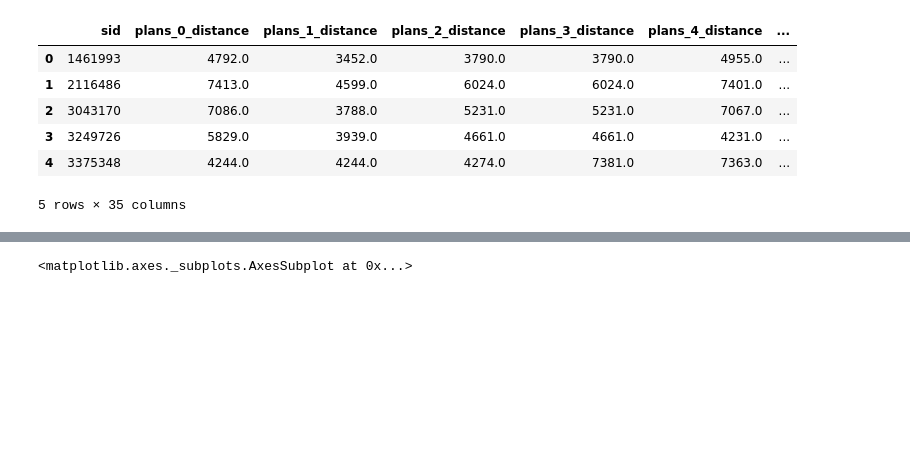
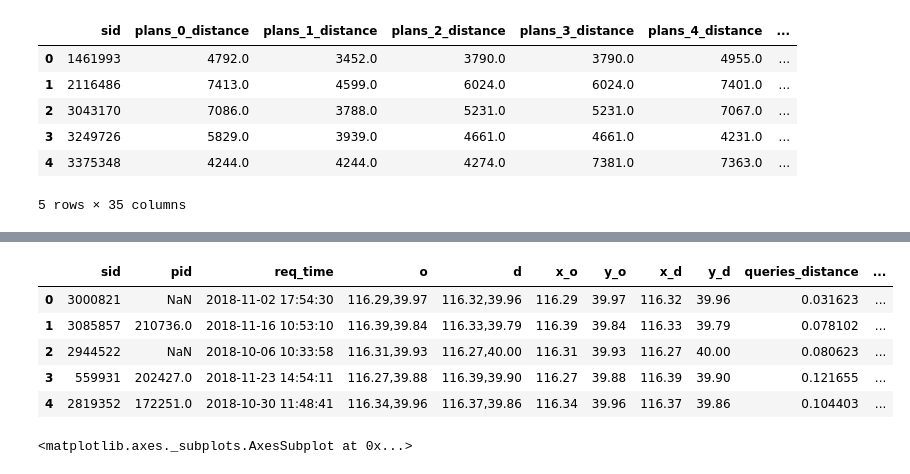
Before and after one commit to MitsuruFujiwara/KDD-Cup-2019, a Jupyter notebook: src/901_EDA.ipynb, the cells around one changed output, grey strips where cells are left out. Drawn from its saved outputs; the diff is of its cells as text; code cells hidden in the pictures; blank space fills up the shorter version.

```diff
--- a/src/901_EDA.ipynb
+++ b/src/901_EDA.ipynb
@@ -99,3 +88,34 @@ profiles
+# %%
+# merge train & test
+queries_df = train_queries.append(test_queries)
+
+del train_queries, test_queries
+gc.collect()
+
+# to datetime
+queries_df['req_time'] = pd.to_datetime(queries_df['req_time'])
+
+# features distance
+queries_df['x_o']=queries_df['o'].apply(lambda x: x.split(',')[0]).astype(float)
+queries_df['y_o']=queries_df['o'].apply(lambda x: x.split(',')[1]).astype(float)
+queries_df['x_d']=queries_df['d'].apply(lambda x: x.split(',')[0]).astype(float)
+queries_df['y_d']=queries_df['d'].apply(lambda x: x.split(',')[1]).astype(float)
+
+queries_df['queries_distance'] = np.sqrt((queries_df['x_o']-queries_df['x_d'])**2 + (queries_df['y_o']-queries_df['y_d'])**2)
+
+queries_df['queries_x_o_count']=queries_df['x_o'].map(queries_df['x_o'].value_counts())
+queries_df['queries_y_o_count']=queries_df['y_o'].map(queries_df['y_o'].value_counts())
+queries_df['queries_x_d_count']=queries_df['x_d'].map(queries_df['x_d'].value_counts())
+queries_df['queries_y_d_count']=queries_df['y_d'].map(queries_df['y_d'].value_counts())
+# %%
+queries_df.head()
+# %% [output]
+|  | sid | pid | req_time | o | d | x_o | y_o | x_d | y_d | queries_distance | ... |
+| 0 | 3000821 | NaN | 2018-11-02 17:54:30 | 116.29,39.97 | 116.32,39.96 | 116.29 | 39.97 | 116.32 | 39.96 | 0.031623 | ... |
+| 1 | 3085857 | 210736.0 | 2018-11-16 10:53:10 | 116.39,39.84 | 116.33,39.79 | 116.39 | 39.84 | 116.33 | 39.79 | 0.078102 | ... |
+| 2 | 2944522 | NaN | 2018-10-06 10:33:58 | 116.31,39.93 | 116.27,40.00 | 116.31 | 39.93 | 116.27 | 40.00 | 0.080623 | ... |
+| 3 | 559931 | 202427.0 | 2018-11-23 14:54:11 | 116.27,39.88 | 116.39,39.90 | 116.27 | 39.88 | 116.39 | 39.90 | 0.121655 | ... |
+| 4 | 2819352 | 172251.0 | 2018-10-30 11:48:41 | 116.34,39.96 | 116.37,39.86 | 116.34 | 39.96 | 116.37 | 39.86 | 0.104403 | ... |
 # %%
 plans_df['plan_time'].dt.hour.hist(bins=24)
 # %% [output]
```
Also changed, not shown: parts of 5 cells of this notebook, 7 other files.
